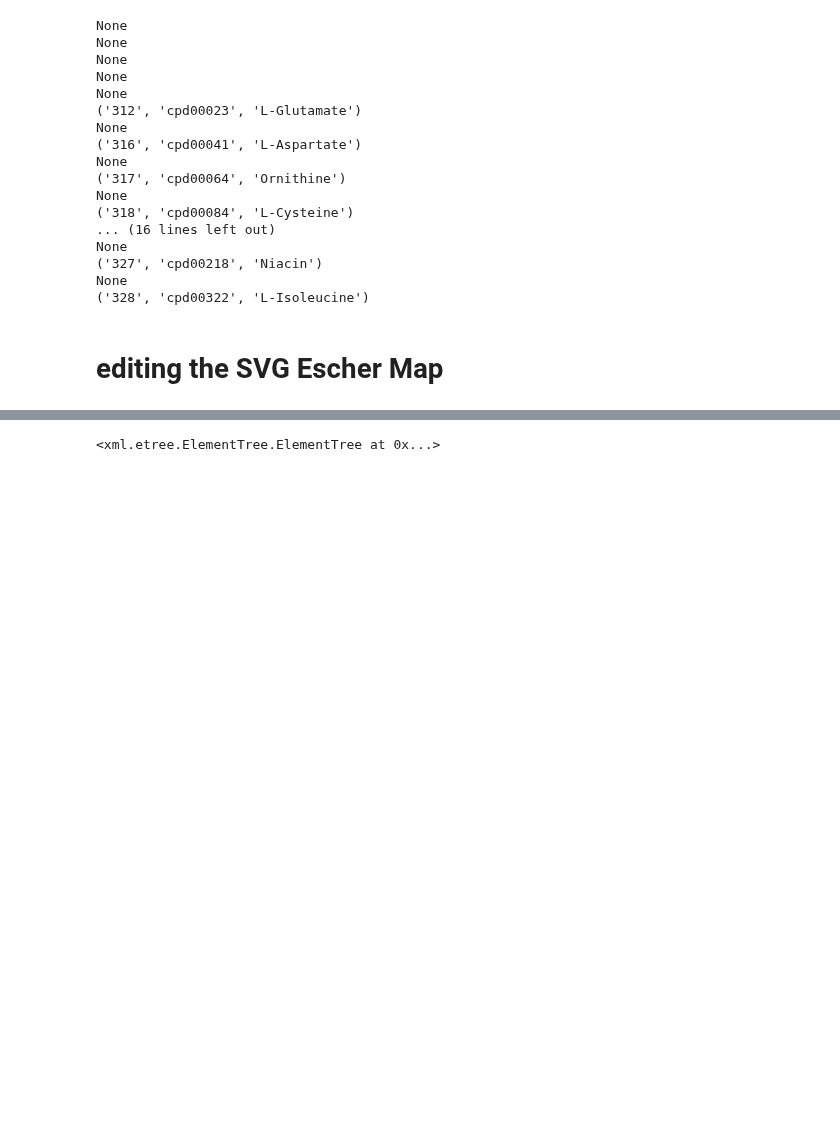
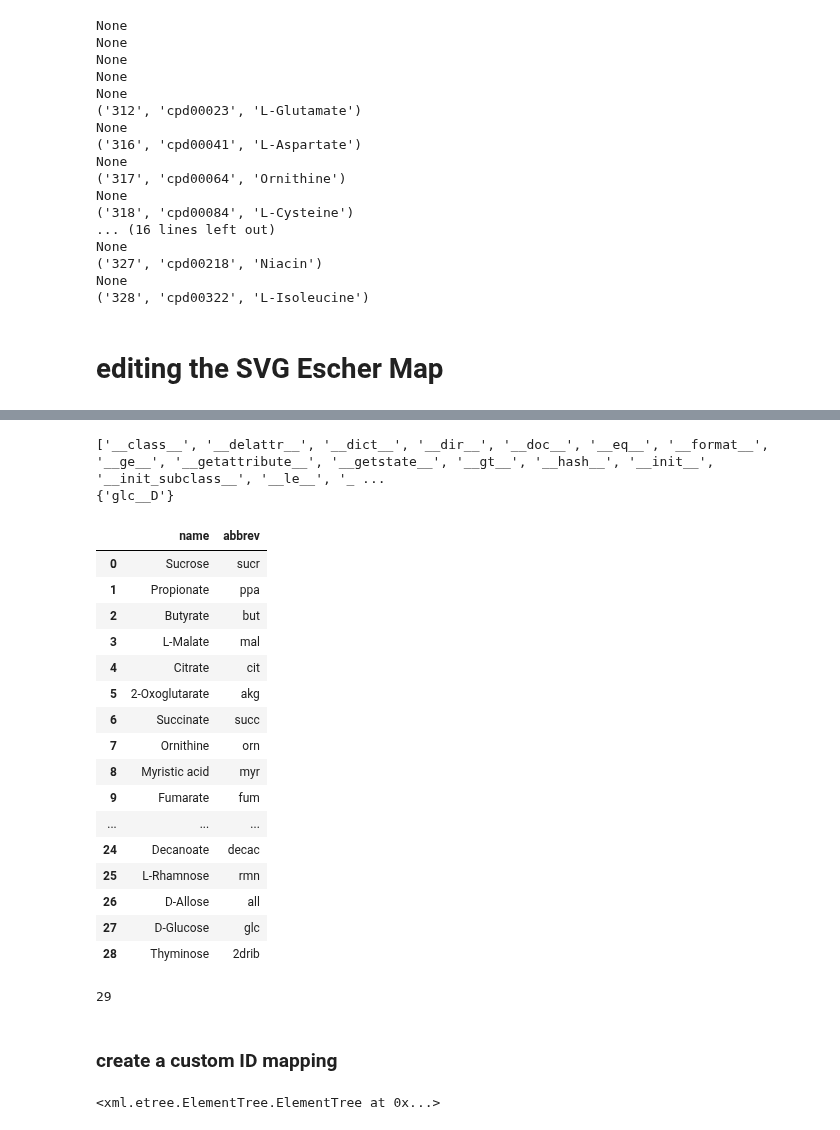
Before and after one commit to ModelSEED/MicrobiomeNotebooks, a Jupyter notebook: WesternDietMicrobiomes/escher_API_mapping.ipynb, the cells around one changed output, grey strips where cells are left out. Saved outputs shown, nothing was run; the diff lists cells and outputs as text; code cells hidden in the pictures; blank space fills up the shorter version.

```diff
--- a/WesternDietMicrobiomes/escher_API_mapping.ipynb
+++ b/WesternDietMicrobiomes/escher_API_mapping.ipynb
@@ -895,0 +783,3 @@ EscherSVG_processing(node_label_px=70, rxn_label_px=70, node_label_hex="E36400",
+# %%
+from modelseedpy.biochem import from_local
+msdb = from_local("../../ModelSEEDDatabase")
@@ -895,0 +794,45 @@ EscherSVG_processing(node_label_px=70, rxn_label_px=70, node_label_hex="E36400",
+# %%
+cpd = msdb.compounds.get_by_id("cpd00027")
+print(dir(cpd))
+print(cpd.annotation["BiGG"])
+# %% [output]
+['__class__', '__delattr__', '__dict__', '__dir__', '__doc__', '__eq__', '__format__', '__ge__', '__getattribute__', '__getstate__', '__gt__', '__hash__', '__init__', '__init_subclass__', '__le__', '_ ...
+{'glc__D'}
+# %%
+from pandas import DataFrame
+
+nameAbbrev = DataFrame(columns=["name", "abbrev"])
+
+cpdID_abbrv = {
+    'cpd00076': 'sucr', 'cpd00141': 'ppa', 'cpd00211': 'but', 'cpd00130': 'mal', 'cpd00137': 'cit', 'cpd00024': 'akg',
+    'cpd00036': 'succ', 'cpd00064': 'orn', 'cpd03847': 'myr', 'cpd00106': 'fum', 'cpd00108': 'gal', 'cpd00382': 'meli',
+    'cpd00105': 'rib', 'cpd00121': 'inost', 'cpd00751': 'fuc', 'cpd00122': 'acglum', 'cpd00158': 'cellb',
+    'cpd00214': 'palm', 'cpd03198': 'melib', 'cpd01171': 'galt', 'cpd00020': 'pyr', 'cpd00224': 'arb', 'cpd00082': 'fru',
+    'cpd00851': '4hpro', 'cpd01107': 'decac', 'cpd00396': 'rmn', 'cpd01055': 'all', 'cpd00027': 'glc',
+    'cpd01242': '2drib'}
+
+for cpdID, abbrev in cpdID_abbrv.items():
+    cpd = msdb.compounds.get_by_id(cpdID)
+    nameAbbrev.loc[len(nameAbbrev)] = [cpd.name, abbrev]
+
+display(nameAbbrev)
+print(len(cpdID_abbrv))
+# %% [output]
+|  | name | abbrev |
+| 0 | Sucrose | sucr |
+| 1 | Propionate | ppa |
+| 2 | Butyrate | but |
+| 3 | L-Malate | mal |
+| 4 | Citrate | cit |
+| 5 | 2-Oxoglutarate | akg |
+| 6 | Succinate | succ |
+| 7 | Ornithine | orn |
+| 8 | Myristic acid | myr |
+| 9 | Fumarate | fum |
+| ... | ... | ... |
+| 24 | Decanoate | decac |
+| 25 | L-Rhamnose | rmn |
+| 26 | D-Allose | all |
+| 27 | D-Glucose | glc |
+| 28 | Thyminose | 2drib |
+29
@@ -896,3 +1091,5 @@ EscherSVG_processing(node_label_px=70, rxn_label_px=70, node_label_hex="E36400",
+# %% [markdown]
+### create a custom ID mapping
 # %%
 import xml.etree.ElementTree as et
 
```
Also changed, not shown: parts of 3 cells of this notebook, 3 other files.
